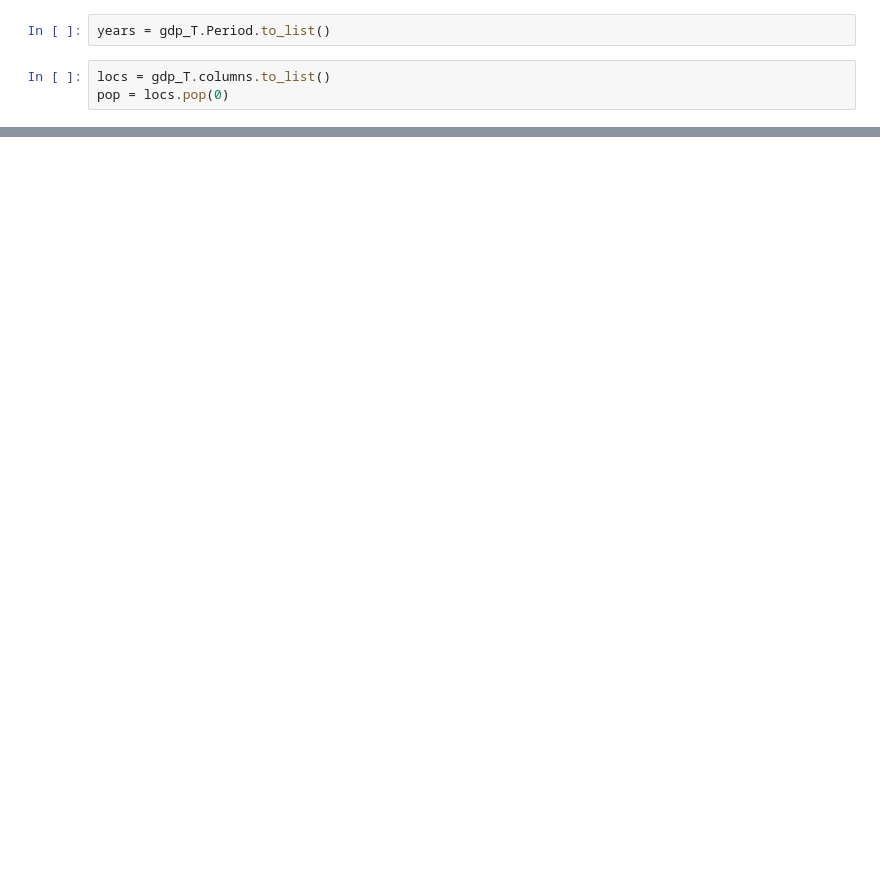
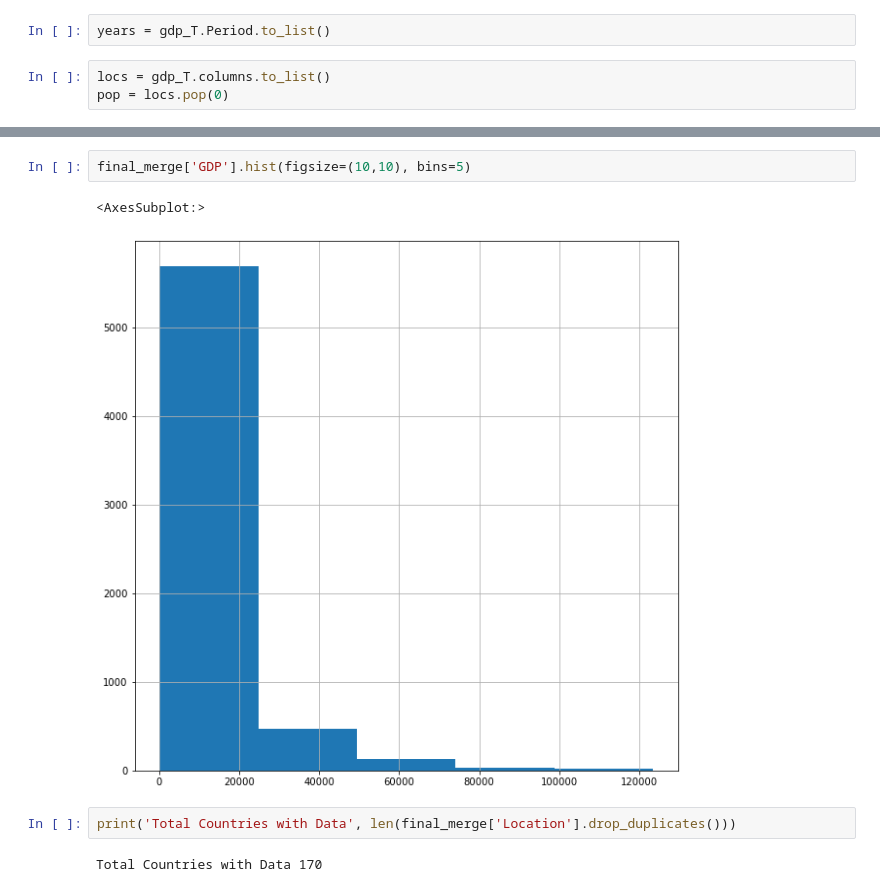
Before and after one commit to stuartbrown4/Big-Data-Assignment, a Jupyter notebook: Data-Handling-01.ipynb, the cells around one changed output, grey strips where cells are left out. Saved outputs shown, nothing was run; the diff lists cells and outputs as text; blank space fills up the shorter version.

```diff
--- a/Data-Handling-01.ipynb
+++ b/Data-Handling-01.ipynb
@@ -319,0 +309,9 @@ final_merge
+# %%
+final_merge['GDP'].hist(figsize=(10,10), bins=5)
+# %% [output]
+<AxesSubplot:>
+[figure, added]
+# %%
+print('Total Countries with Data', len(final_merge['Location'].drop_duplicates()))
+# %% [output]
+Total Countries with Data 170
```
Also changed, not shown: parts of 24 cells of this notebook.
